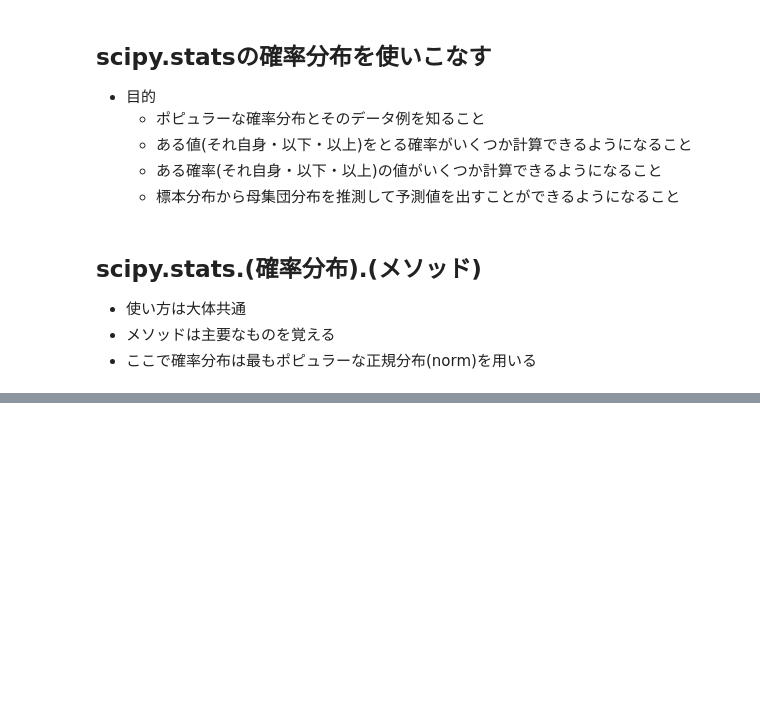
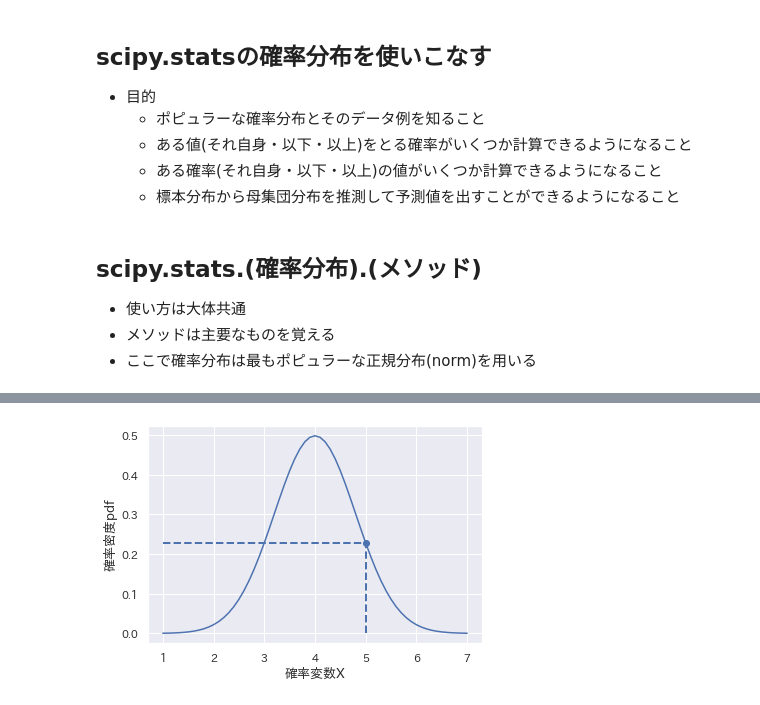
Before and after one commit to Rha1234/statistics, a Jupyter notebook: 様々な確率分布とその利用.ipynb, the cells around one changed output, grey strips where cells are left out. Cells and saved outputs as stored; diff of their text form; code cells hidden in the pictures; blank space fills up the shorter version.

```diff
--- a/様々な確率分布とその利用.ipynb
+++ b/様々な確率分布とその利用.ipynb
@@ -24,0 +73,14 @@ norm_rvs = stats.norm.rvs(loc=50, scale=20, size=1000, random_state=0)
+# %%
+# 確率密度関数のグラフにプロット
+plt.plot(X, norm_pdf) # 確率密度関数の描画
+plt.plot(x, y, 'bo') # 青色ドットを布置
+
+plt.xlabel("確率変数X", fontsize=13)
+plt.ylabel("確率密度pdf", fontsize=13)
+
+plt.vlines(x=x, ymin=0.0, ymax=y, lw=2, linestyles='dashed') # 垂直線
+plt.hlines(y=y, xmin=1.0, xmax=x, lw=2, linestyles='dashed') # 水平線
+
+plt.show()
+# %% [output]
+[figure, added]
```
Also changed, not shown: parts of 9 cells of this notebook, 4 other files.
